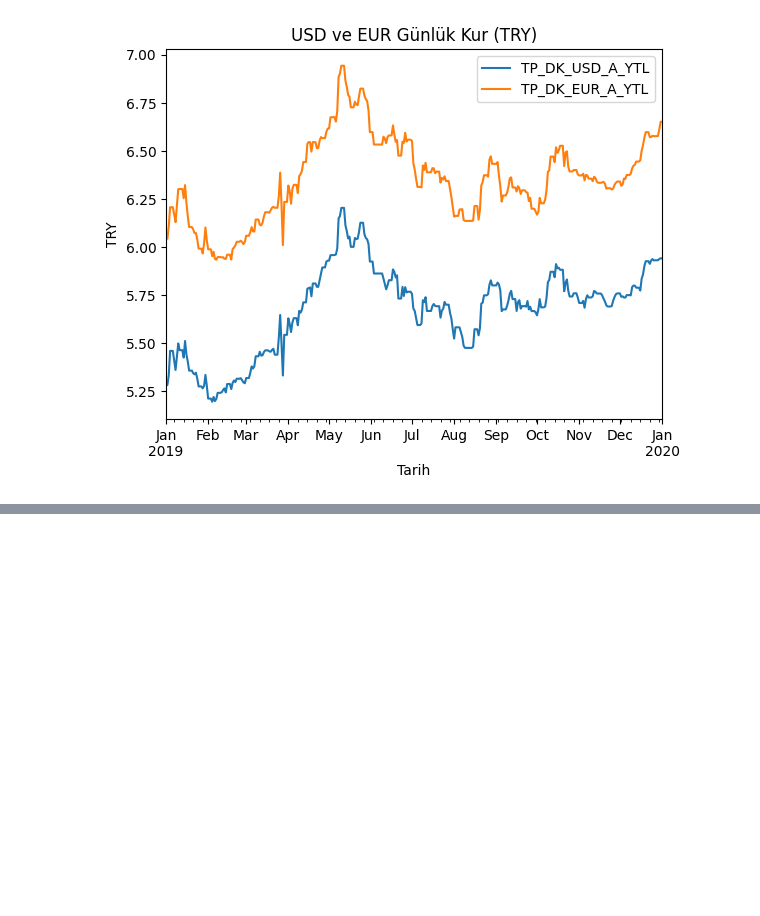
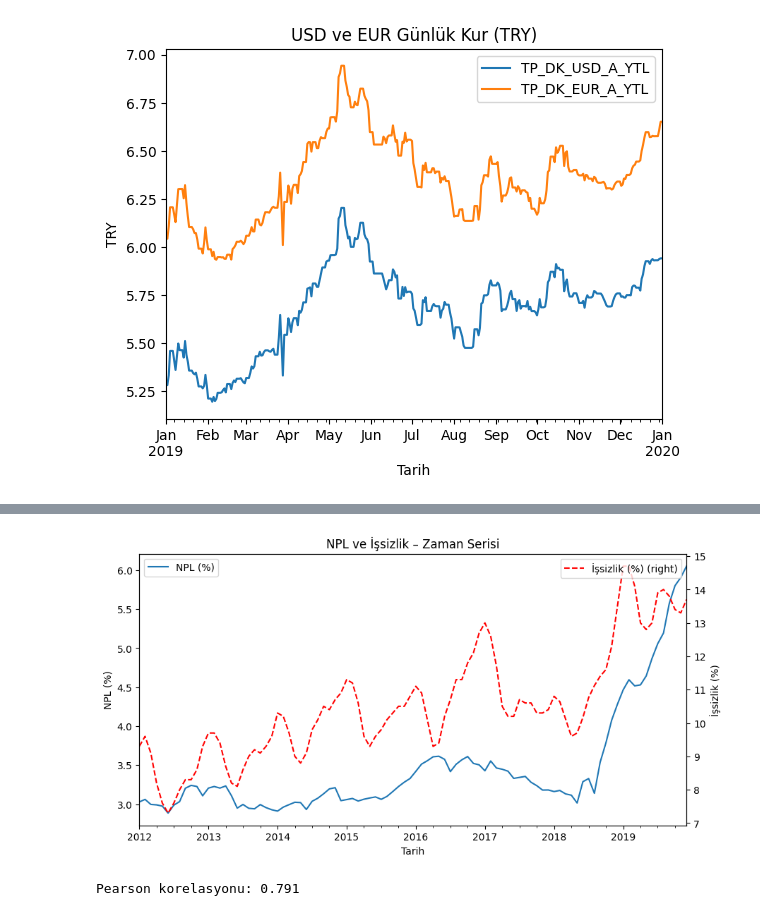
Before and after one commit to utku-13/EVDS-verileri-ile-modelleme, a Jupyter notebook: data_analysis.ipynb, the cells around one changed output, grey strips where cells are left out. Drawn from its saved outputs; the diff is of its cells as text; code cells hidden in the pictures; blank space fills up the shorter version.

Commit message:
added npl percentages and see the corrolation between issizlik for months in pearson coefficent.

```diff
--- a/data_analysis.ipynb
+++ b/data_analysis.ipynb
@@ -29,11 +29,11 @@ evds = evdsAPI(api_key)
 # Get USD and EUR exchange rate data
 data = evds.get_data(['TP.DK.USD.A.YTL','TP.DK.EUR.A.YTL'],
                      startdate="01-01-2019",
-                     enddate="01-01-2020")
+                     enddate="31-12-2019")
 
 issiszlik_data = evds.get_data(['TP.ISGUCARSIV.G7'], # Bu veri 2021 den sonra mevcut değil.
-                     startdate="01-01-2017",
-                     enddate="01-01-2018")
+                     startdate="01-01-2012",
+                     enddate="31-12-2019")
 
 print("\nFirst 5 rows:")
 print("Data shape:", issiszlik_data.shape)
@@ -109,0 +187,27 @@ plt.show()
+# %%
+npl_oran_df['Tarih']     = pd.to_datetime(npl_oran_df['Tarih'])
+issiszlik_data['Tarih']  = pd.to_datetime(issiszlik_data['Tarih'])
+npl_oran    = npl_oran_df.set_index('Tarih').sort_index()
+issizlik    = issiszlik_data.set_index('Tarih').sort_index()
+
+# ortak dönemi kesiştir
+ortak       = npl_oran.join(issizlik, how='inner')
+# %%
+ax = ortak['NPL'].plot(figsize=(10,5), label='NPL (%)')
+ortak['TP_ISGUCARSIV_G7'].plot(ax=ax, secondary_y=True,
+                               label='İşsizlik (%)', style='r--')
+
+ax.set_title('NPL ve İşsizlik – Zaman Serisi')
+ax.set_xlabel('Tarih')
+ax.set_ylabel('NPL (%)')
+ax.right_ax.set_ylabel('İşsizlik (%)')
+ax.legend(loc='upper left')
+ax.right_ax.legend(loc='upper right')
+plt.show()
+# %% [output]
+[figure, added]
+# %%
+corr = ortak[['NPL', 'TP_ISGUCARSIV_G7']].corr().iloc[0,1]
+print(f"Pearson korelasyonu: {corr:.3f}")
+# %% [output]
+Pearson korelasyonu: 0.791
```
Also changed, not shown: parts of 7 cells of this notebook, 6 other files.
